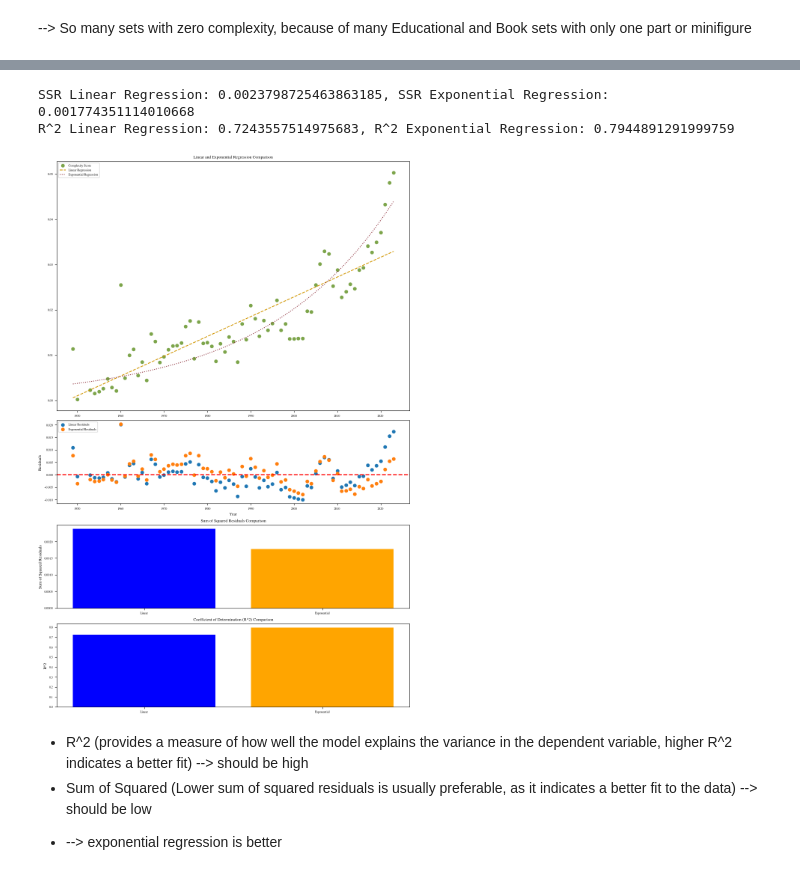
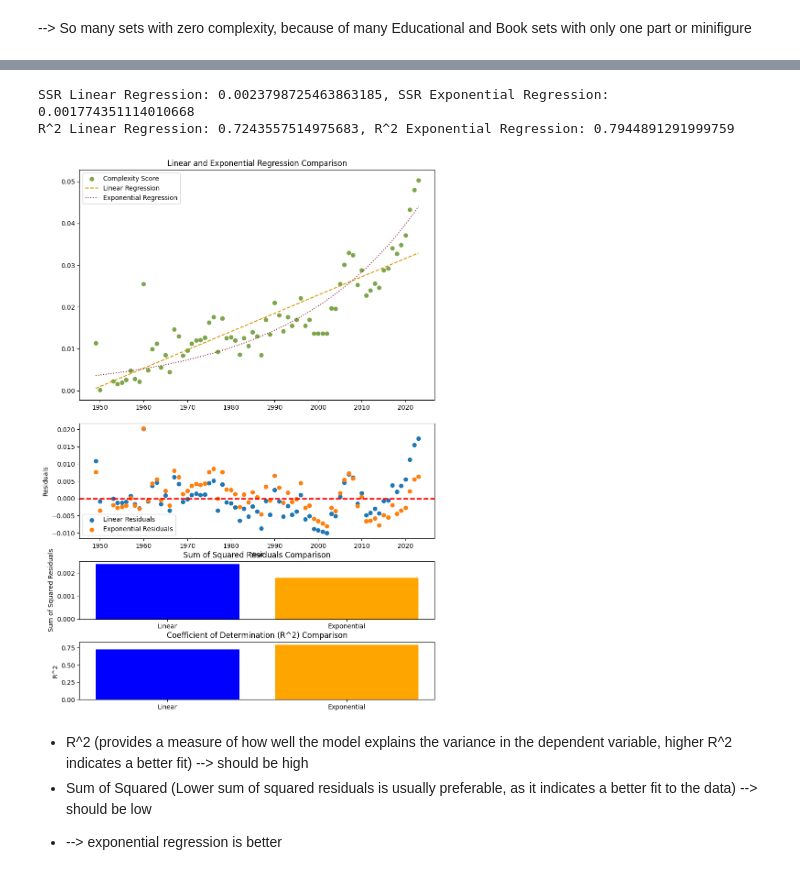
Before and after one commit to eddiebeach99/Data_Literacy, a Jupyter notebook: Analysis/complexity_regression.ipynb, the cells around one changed output, grey strips where cells are left out. Drawn from its saved outputs; the diff is of its cells as text; code cells hidden in the pictures.

```diff
--- a/Analysis/complexity_regression.ipynb
+++ b/Analysis/complexity_regression.ipynb
@@ -18,7 +18,7 @@ from tueplots.constants.color import rgb
 # e.g. as rgb.tue_blue, rgb.tue_red, etc.
 
 # set plotting stylesheet
-plt.rcParams.update(bundles.icml2022(column='full', nrows=1, ncols=2, usetex=False))
+#plt.rcParams.update(bundles.icml2022(column='full', nrows=1, ncols=2, usetex=False))
 # %%
 ##### Observe data if it is gaussian distibuted #####
 
@@ -286,7 +286,7 @@ def compare_regression_complexity(df):
     mean_complexity_per_set_per_year = df.groupby('year')['complexity_score'].mean().reset_index(name='complexity_score')
 
     # create the plot
-    fig, (ax1, ax2, ax3, ax4) = plt.subplots(4, 1, figsize=(10, 15), gridspec_kw={'height_ratios': [3, 1, 1, 1]})
+    fig, (ax1, ax2, ax3, ax4) = plt.subplots(4, 1, figsize=(10, 15), gridspec_kw={'height_ratios': [4, 2, 1, 1]})
 
     x = mean_complexity_per_set_per_year['year'].values.reshape(-1, 1)
     y = mean_complexity_per_set_per_year['complexity_score'].values
@@ -328,34 +328,34 @@ def compare_regression_complexity(df):
     sum_squared_residuals_linear = np.sum(residuals_linear ** 2)
     sum_squared_residuals_exp = np.sum(residuals_exp ** 2)
 
     # Coefficient of Determination (R^2)
     r2_linear = model_linear.score(x, y)
     r2_exp = 1 - (np.sum(residuals_exp ** 2) / np.sum((y - np.mean(y)) ** 2))
 
     # Display results
     ax3.bar(['Linear', 'Exponential'], [sum_squared_residuals_linear, sum_squared_residuals_exp], color=['blue', 'orange'])
     ax3.set_title('Sum of Squared Residuals Comparison')
     ax3.set_ylabel('Sum of Squared Residuals')
 
     ax4.bar(['Linear', 'Exponential'], [r2_linear, r2_exp], color=['blue', 'orange'])
     ax4.set_title('Coefficient of Determination (R^2) Comparison')
     ax4.set_ylabel('R^2')
 
     # print information
     print(f'SSR Linear Regression: {sum_squared_residuals_linear}, SSR Exponential Regression: {sum_squared_residuals_exp}')
     print(f'R^2 Linear Regression: {r2_linear}, R^2 Exponential Regression: {r2_exp}')
 
     # save plot
     plt.savefig('../Images/Regression_Comparison.pdf')
 
     plt.show()
 
 # call the function
 compare_regression_complexity(data)
 # %% [output]
 SSR Linear Regression: 0.0023798725463863185, SSR Exponential Regression: 0.001774351114010668
 R^2 Linear Regression: 0.7243557514975683, R^2 Exponential Regression: 0.7944891291999759
-[figure, old version]
+[figure, new version]
 # %% [markdown]
 * R^2 (provides a measure of how well the model explains the variance in the dependent variable, higher R^2 indicates a better fit) --> should be high
 * Sum of Squared (Lower sum of squared residuals is usually preferable, as it indicates a better fit to the data) --> should be low
```
Also changed, not shown: parts of 4 cells of this notebook, 8 other files.
